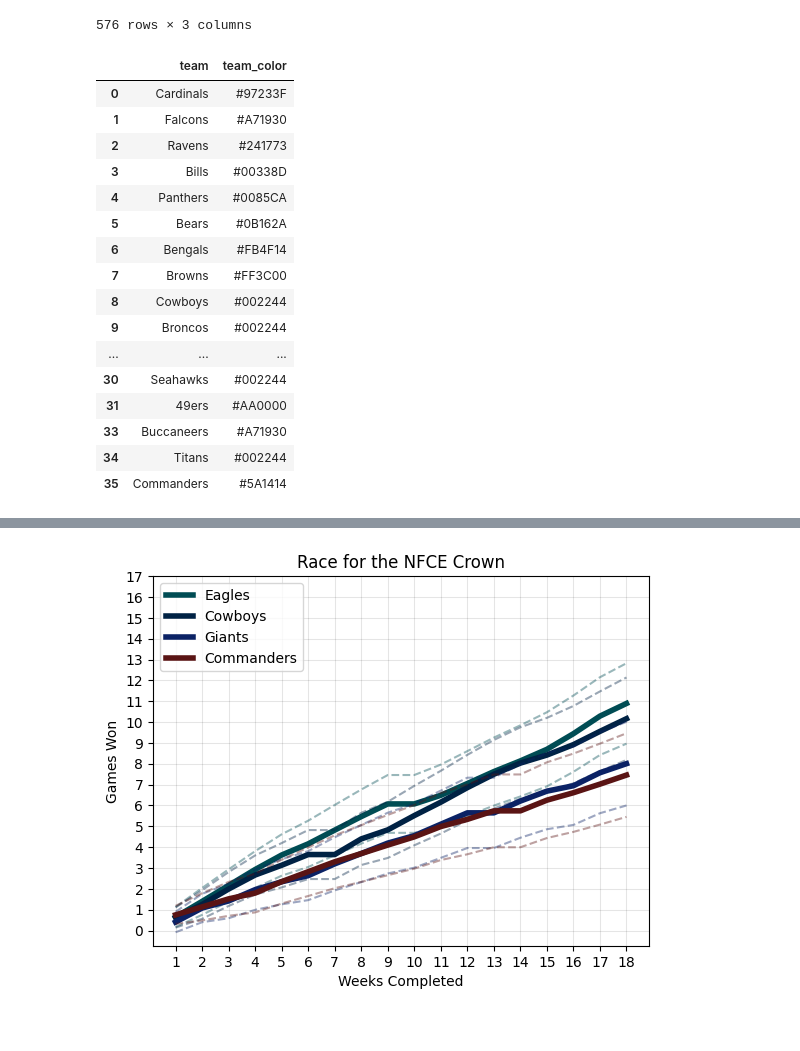
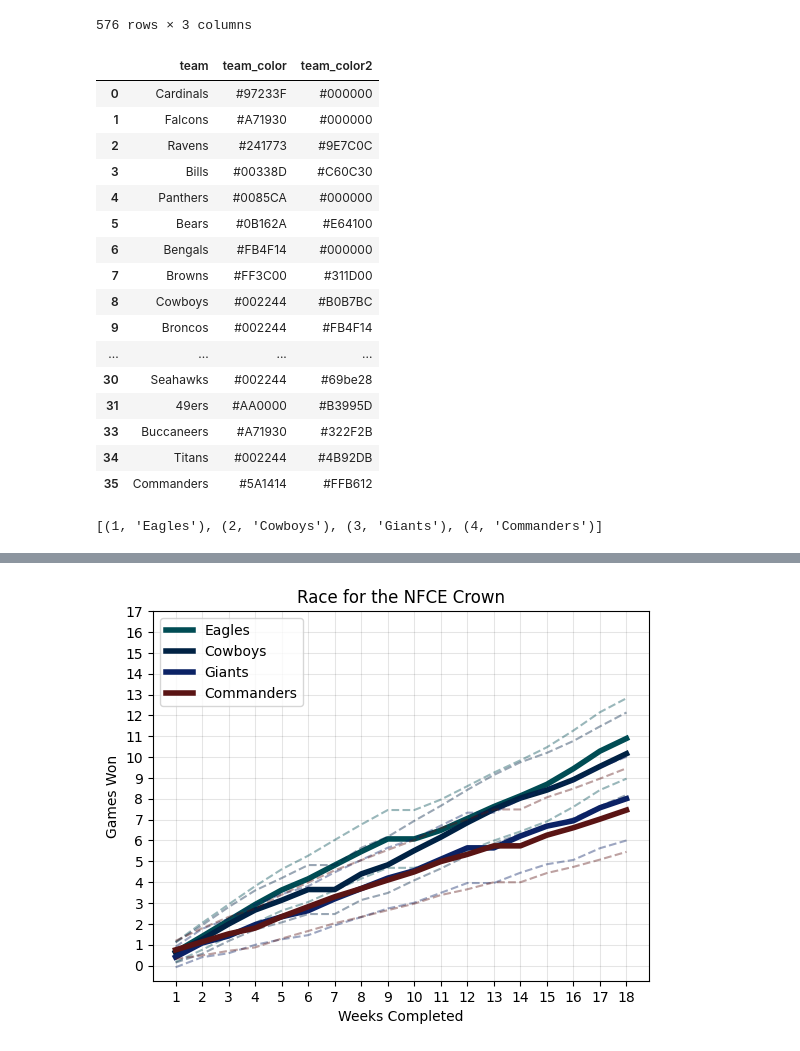
Before and after one commit to sahil-bolar/football-analytics, a Jupyter notebook: 2023_simulation/2023_sim.ipynb, the cells around one changed output, grey strips where cells are left out. Drawn from its saved outputs; the diff is of its cells as text; code cells hidden in the pictures.

```diff
--- a/2023_simulation/2023_sim.ipynb
+++ b/2023_simulation/2023_sim.ipynb
@@ -172,29 +172,29 @@ def sim(team):
 # %%
 # grab colors
 team_colors = pd.read_csv("data/teams_colors_logos.csv")
 team_colors = team_colors \
     .assign(team = lambda d: d['team_name'].str.split().str[-1]) \
-    [['team', 'team_color']] \
+    [['team', 'team_color', 'team_color2']] \
     .drop_duplicates()
 team_colors
 # %% [output]
-|  | team | team_color |
-| 0 | Cardinals | #97233F |
-| 1 | Falcons | #A71930 |
-| 2 | Ravens | #241773 |
-| 3 | Bills | #00338D |
-| 4 | Panthers | #0085CA |
-| 5 | Bears | #0B162A |
-| 6 | Bengals | #FB4F14 |
-| 7 | Browns | #FF3C00 |
-| 8 | Cowboys | #002244 |
-| 9 | Broncos | #002244 |
-| ... | ... | ... |
-| 30 | Seahawks | #002244 |
-| 31 | 49ers | #AA0000 |
-| 33 | Buccaneers | #A71930 |
-| 34 | Titans | #002244 |
-| 35 | Commanders | #5A1414 |
+|  | team | team_color | team_color2 |
+| 0 | Cardinals | #97233F | #000000 |
+| 1 | Falcons | #A71930 | #000000 |
+| 2 | Ravens | #241773 | #9E7C0C |
+| 3 | Bills | #00338D | #C60C30 |
+| 4 | Panthers | #0085CA | #000000 |
+| 5 | Bears | #0B162A | #E64100 |
+| 6 | Bengals | #FB4F14 | #000000 |
+| 7 | Browns | #FF3C00 | #311D00 |
+| 8 | Cowboys | #002244 | #B0B7BC |
+| 9 | Broncos | #002244 | #FB4F14 |
+| ... | ... | ... | ... |
+| 30 | Seahawks | #002244 | #69be28 |
+| 31 | 49ers | #AA0000 | #B3995D |
+| 33 | Buccaneers | #A71930 | #322F2B |
+| 34 | Titans | #002244 | #4B92DB |
+| 35 | Commanders | #5A1414 | #FFB612 |
 # %%
 def get_team_plot_data(team):
     wins_team = sim(team)
@@ -204,4 +204,12 @@ def get_team_plot_data(team):
     team_wins_per_week_ub = [np.mean(wins_team[k]) + np.std(wins_team[k]) for k in range(1,19)]
 
     return (team_wins_per_week, team_wins_per_week_lb, team_wins_per_week_ub)
+# %%
+a = [1, 4, 3, 2]
+b = ['Eagles', 'Commanders', 'Giants', 'Cowboys']
+c = zip(a, b)
+res = sorted(list(c), key=lambda tup: tup[0])
+res
+# %% [output]
+[(1, 'Eagles'), (2, 'Cowboys'), (3, 'Giants'), (4, 'Commanders')]
 # %%
```
Also changed, not shown: parts of 6 cells of this notebook, 5 other files.
